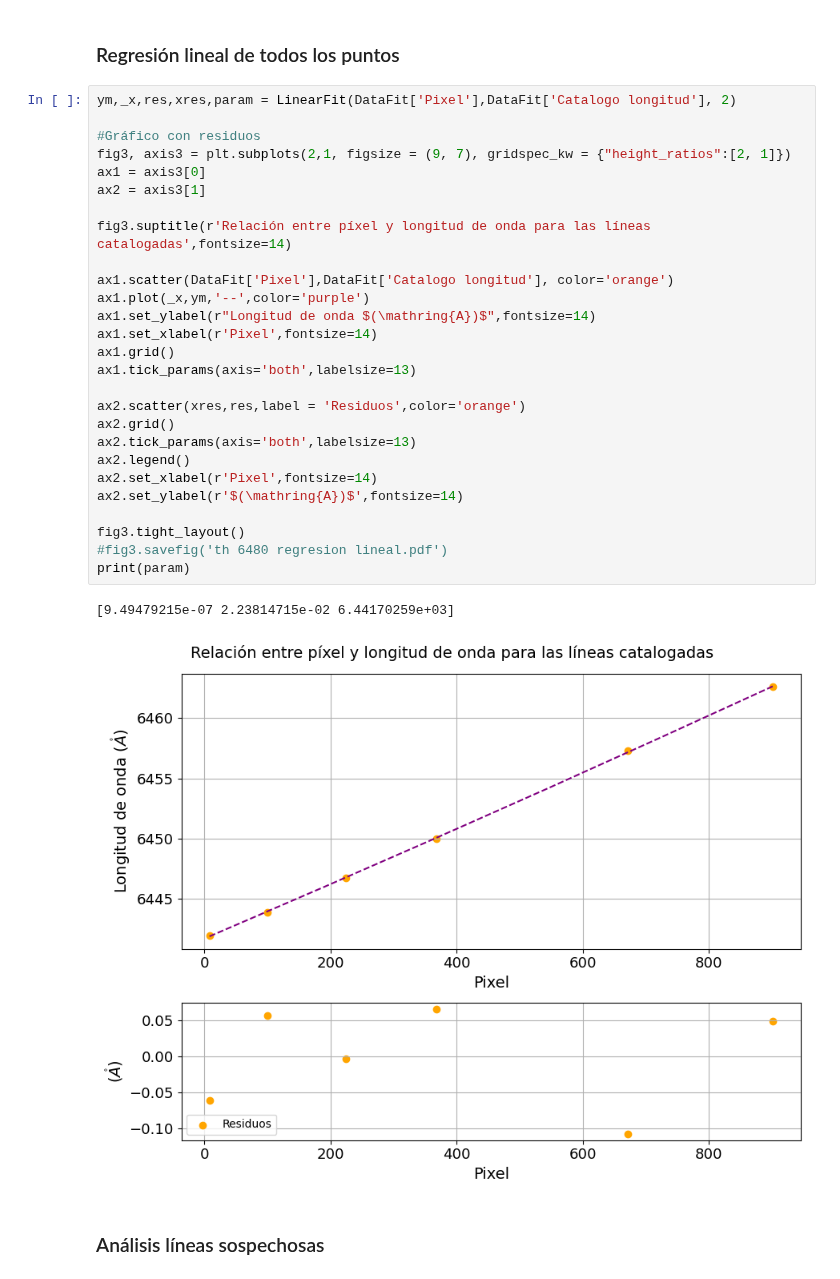
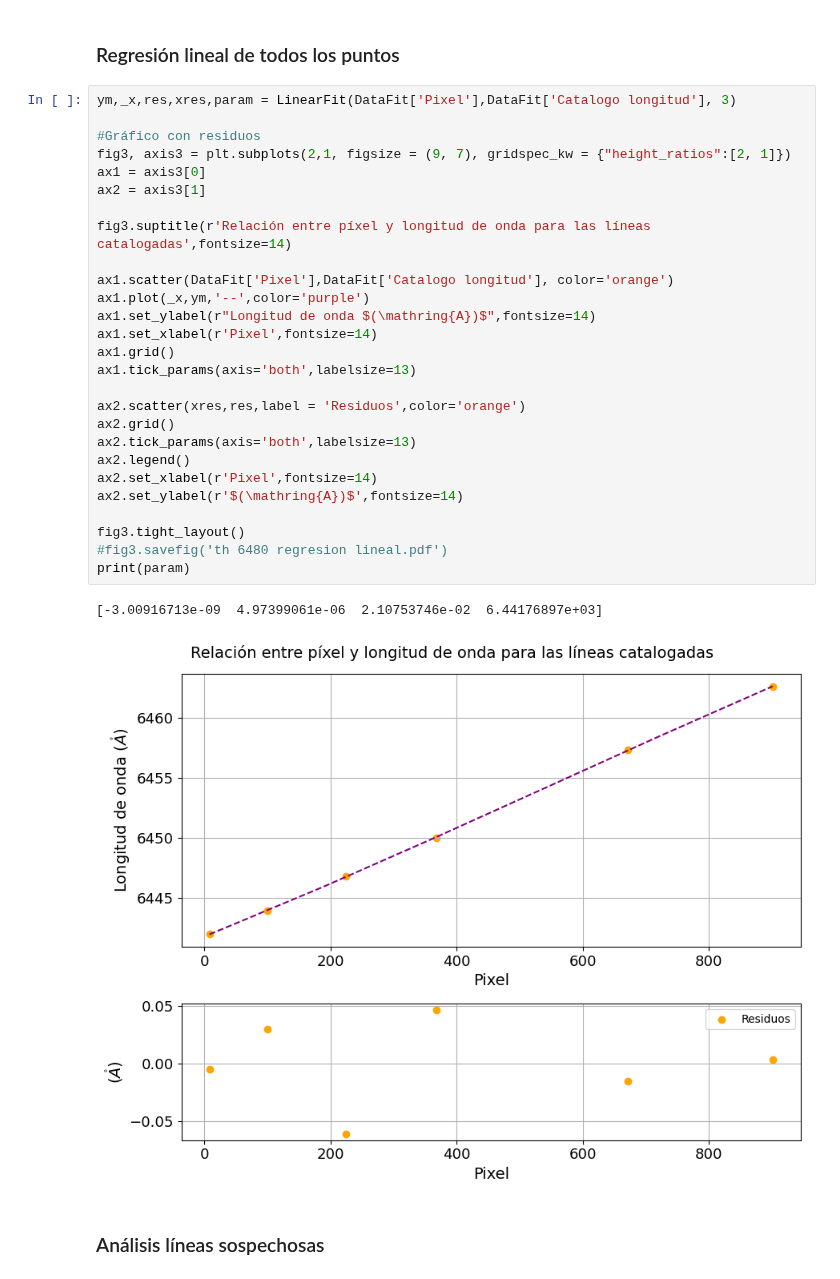
Before and after one commit to ccuellarn/Torium-Operation, a Jupyter notebook: Data/Th 6480/Analisis_6480.ipynb, the cells around one changed output. Cells and saved outputs as stored; diff of their text form.

```diff
--- a/Data/Th 6480/Analisis_6480.ipynb
+++ b/Data/Th 6480/Analisis_6480.ipynb
@@ -336,35 +336,35 @@ for i, label in enumerate(anotaciones):
 # %% [markdown]
 ### Regresión lineal de todos los puntos
 # %%
-ym,_x,res,xres,param = LinearFit(DataFit['Pixel'],DataFit['Catalogo longitud'], 2)
+ym,_x,res,xres,param = LinearFit(DataFit['Pixel'],DataFit['Catalogo longitud'], 3)
 
 #Gráfico con residuos
 fig3, axis3 = plt.subplots(2,1, figsize = (9, 7), gridspec_kw = {"height_ratios":[2, 1]})
 ax1 = axis3[0]
 ax2 = axis3[1]
 
 fig3.suptitle(r'Relación entre píxel y longitud de onda para las líneas catalogadas',fontsize=14)
 
 ax1.scatter(DataFit['Pixel'],DataFit['Catalogo longitud'], color='orange')
 ax1.plot(_x,ym,'--',color='purple')
 ax1.set_ylabel(r"Longitud de onda $(\mathring{A})$",fontsize=14)
 ax1.set_xlabel(r'Pixel',fontsize=14)
 ax1.grid()
 ax1.tick_params(axis='both',labelsize=13)
 
 ax2.scatter(xres,res,label = 'Residuos',color='orange')
 ax2.grid()
 ax2.tick_params(axis='both',labelsize=13)
 ax2.legend()
 ax2.set_xlabel(r'Pixel',fontsize=14)
 ax2.set_ylabel(r'$(\mathring{A})$',fontsize=14)
 
 fig3.tight_layout()
 #fig3.savefig('th 6480 regresion lineal.pdf')
 print(param)
 # %% [output]
-[9.49479215e-07 2.23814715e-02 6.44170259e+03]
+[-3.00916713e-09  4.97399061e-06  2.10753746e-02  6.44176897e+03]
-[figure, old version]
+[figure, new version]
 # %% [markdown]
 ### Análisis líneas sospechosas
 # %%
```
